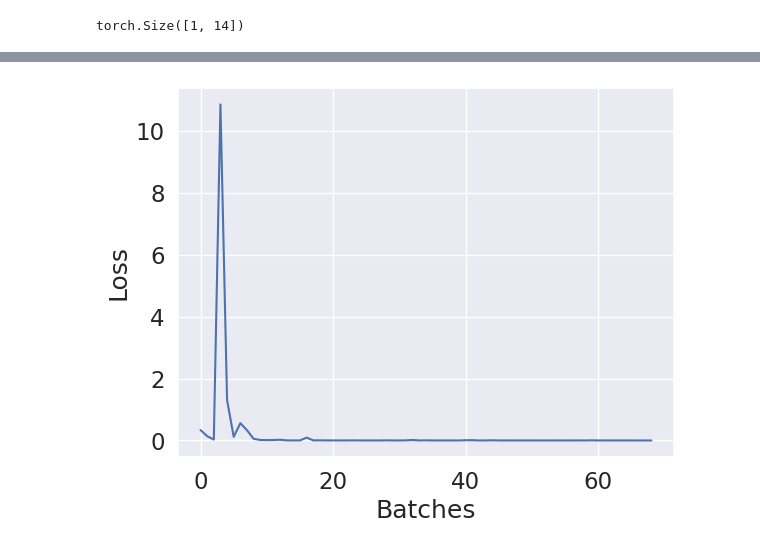
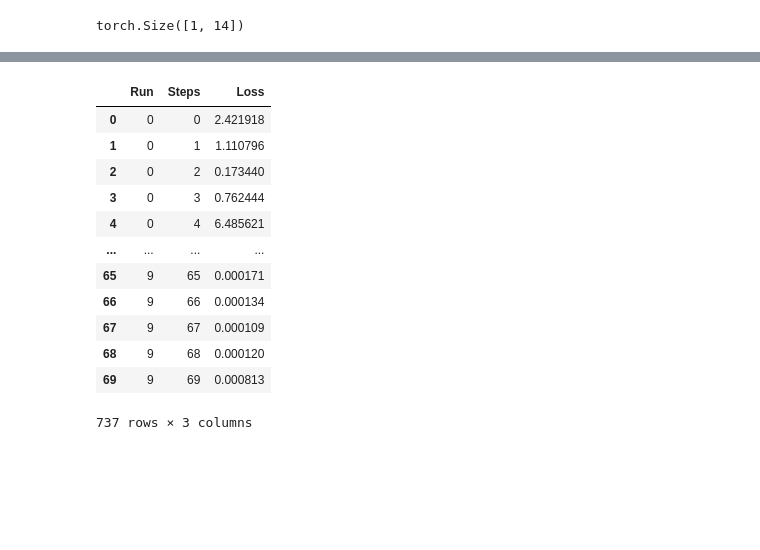
Before and after one commit to NiloufarRazmi/RL_Olfaction, a Jupyter notebook: Deep-RL/RandomWalk1D_torch.ipynb, the cells around one changed output, grey strips where cells are left out. Drawn from its saved outputs; the diff is of its cells as text; code cells hidden in the pictures; blank space fills up the shorter version.

```diff
--- a/Deep-RL/RandomWalk1D_torch.ipynb
+++ b/Deep-RL/RandomWalk1D_torch.ipynb
@@ -628,13 +600,33 @@ losses_rolling_avg = nn.functional.avg_pool1d(
-# %%
-fig, ax = plt.subplots()
-ax.plot(losses_rolling_avg)
-ax.set(ylabel="Loss")
-ax.set(xlabel="Batches")
-fig.patch.set_alpha(0)
-fig.patch.set_facecolor("white")
-check_plots()
-plt.savefig(PLOTS_PATH / "Loss.png", bbox_inches="tight")
-plt.show()
-plt.show()
-# %% [output]
-[figure, removed]
+# %%
+window_size = 10
+for idx, loss in enumerate(losses):
+    current_loss = torch.tensor(loss, device=device)
+    losses_rolling_avg = nn.functional.avg_pool1d(
+        current_loss.view(1, 1, -1), kernel_size=window_size
+    ).squeeze()
+    tmp_df = pd.DataFrame(
+        data={
+            "Run": idx * torch.ones(len(losses_rolling_avg), device=device).int(),
+            "Steps": torch.arange(0, len(losses_rolling_avg), device=device),
+            "Loss": losses_rolling_avg,
+        }
+    )
+    if idx == 0:
+        loss_df = tmp_df
+    else:
+        loss_df = pd.concat((loss_df, tmp_df))
+loss_df
+# %% [output]
+|  | Run | Steps | Loss |
+| 0 | 0 | 0 | 2.421918 |
+| 1 | 0 | 1 | 1.110796 |
+| 2 | 0 | 2 | 0.173440 |
+| 3 | 0 | 3 | 0.762444 |
+| 4 | 0 | 4 | 6.485621 |
+| ... | ... | ... | ... |
+| 65 | 9 | 65 | 0.000171 |
+| 66 | 9 | 66 | 0.000134 |
+| 67 | 9 | 67 | 0.000109 |
+| 68 | 9 | 68 | 0.000120 |
+| 69 | 9 | 69 | 0.000813 |
+737 rows × 3 columns
```
Also changed, not shown: parts of 13 cells of this notebook, 1 other file.
